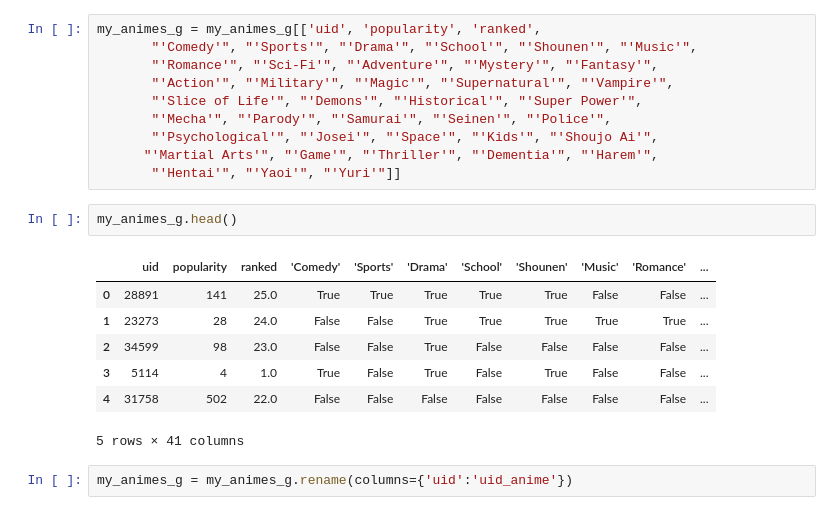
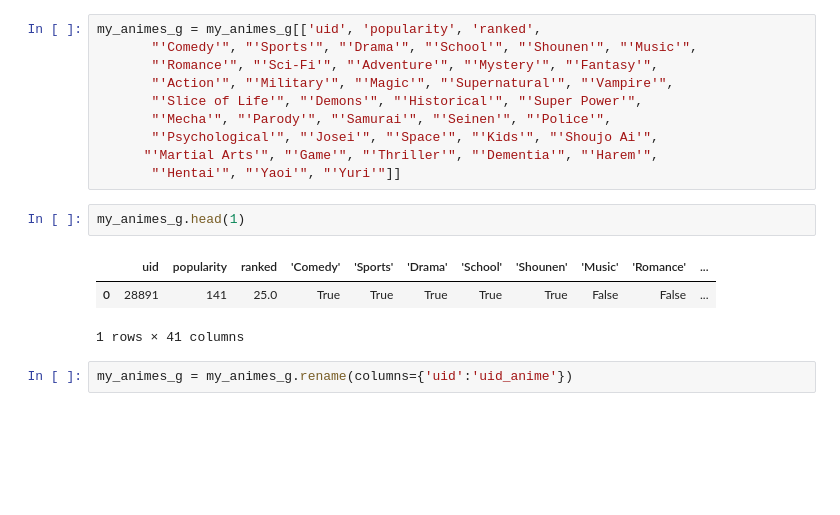
Before and after one commit to Ladivcr/Neural-network-class, a Jupyter notebook: RN2/my_recommendation_system.ipynb, the cells around one changed output. Drawn from its saved outputs; the diff is of its cells as text; blank space fills up the shorter version.

```diff
--- a/RN2/my_recommendation_system.ipynb
+++ b/RN2/my_recommendation_system.ipynb
@@ -611,15 +617,11 @@ my_animes_g = my_animes_g[['uid', 'popularity', 'ranked',
       "'Martial Arts'", "'Game'", "'Thriller'", "'Dementia'", "'Harem'",
        "'Hentai'", "'Yaoi'", "'Yuri'"]]
 # %%
-my_animes_g.head()
+my_animes_g.head(1)
 # %% [output]
 |  | uid | popularity | ranked | 'Comedy' | 'Sports' | 'Drama' | 'School' | 'Shounen' | 'Music' | 'Romance' | ... |
 | 0 | 28891 | 141 | 25.0 | True | True | True | True | True | False | False | ... |
-| 1 | 23273 | 28 | 24.0 | False | False | True | True | True | True | True | ... |
-| 2 | 34599 | 98 | 23.0 | False | False | True | False | False | False | False | ... |
-| 3 | 5114 | 4 | 1.0 | True | False | True | False | True | False | False | ... |
-| 4 | 31758 | 502 | 22.0 | False | False | False | False | False | False | False | ... |
-5 rows × 41 columns
+1 rows × 41 columns
 # %%
 my_animes_g = my_animes_g.rename(columns={'uid':'uid_anime'})
 # %%
```
Also changed, not shown: parts of 63 cells of this notebook.
